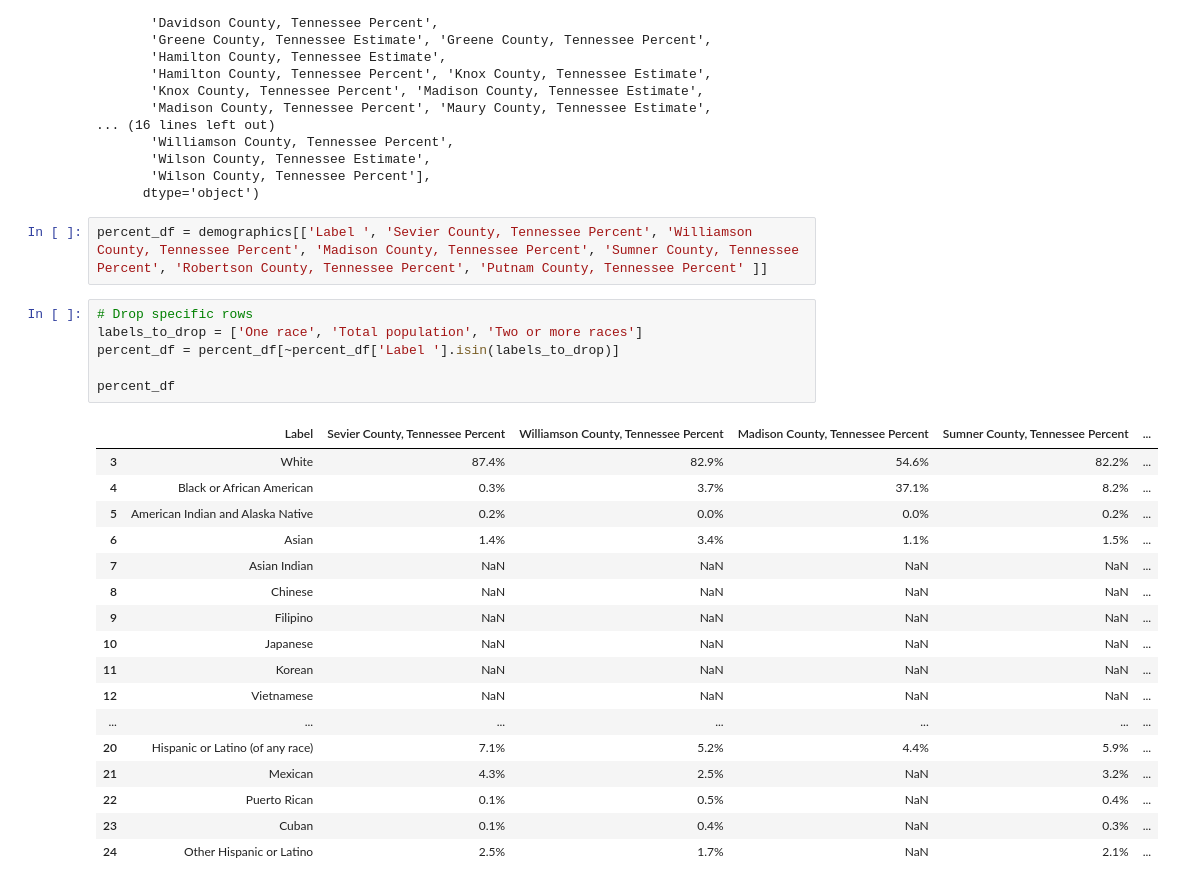
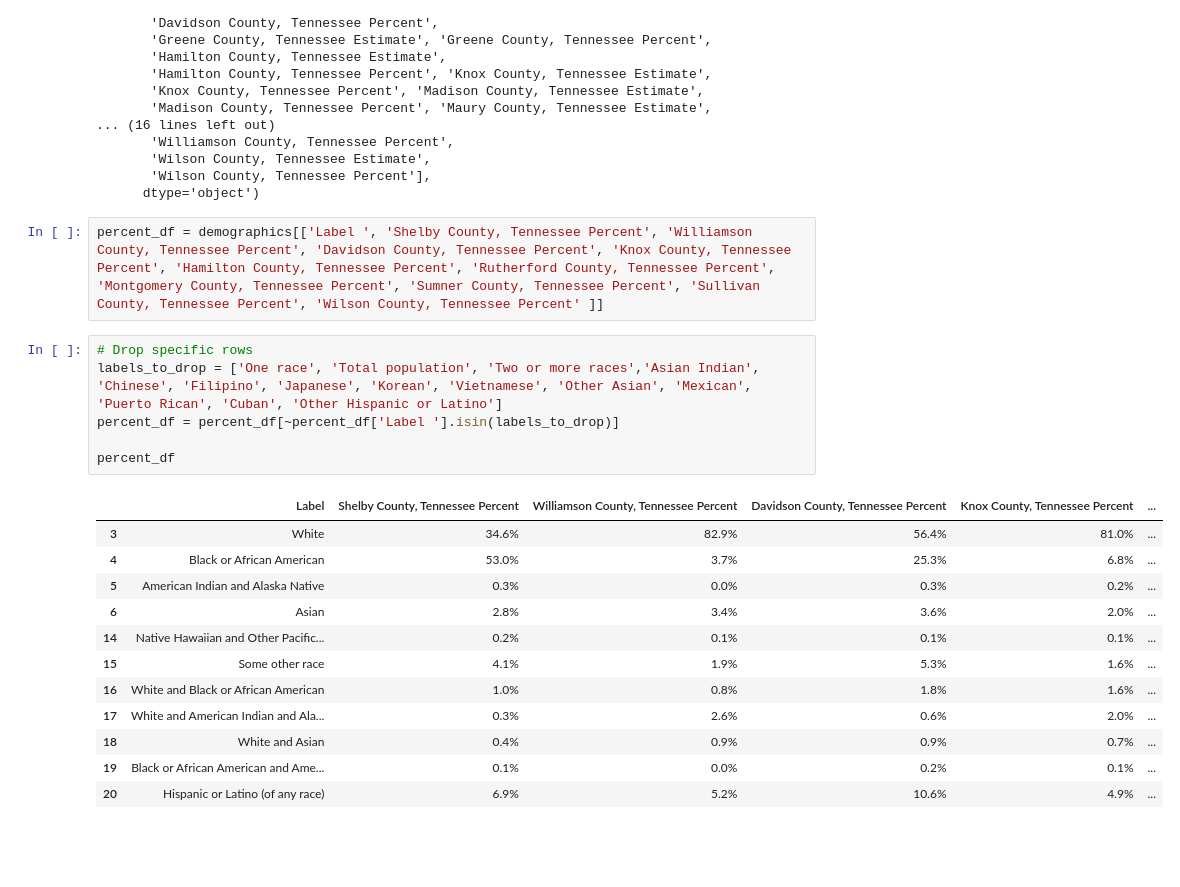
Before and after one commit to scost46/TN_Obesity_Analysis_Capstone, a Jupyter notebook: notebooks/TN_census_notebook.ipynb, the cells around one changed output. Drawn from its saved outputs; the diff is of its cells as text; blank space fills up the shorter version.

```diff
--- a/notebooks/TN_census_notebook.ipynb
+++ b/notebooks/TN_census_notebook.ipynb
@@ -599,28 +599,23 @@ Index(['Label ', 'Anderson County, Tennessee Estimate',
        'Wilson County, Tennessee Percent'],
       dtype='object')
 # %%
-percent_df = demographics[['Label ', 'Sevier County, Tennessee Percent', 'Williamson County, Tennessee Percent', 'Madison County, Tennessee Percent', 'Sumner County, Tennessee Percent', 'Robertson County, Tennessee Percent', 'Putnam County, Tennessee Percent' ]]
+percent_df = demographics[['Label ', 'Shelby County, Tennessee Percent', 'Williamson County, Tennessee Percent', 'Davidson County, Tennessee Percent', 'Knox County, Tennessee Percent', 'Hamilton County, Tennessee Percent', 'Rutherford County, Tennessee Percent', 'Montgomery County, Tennessee Percent', 'Sumner County, Tennessee Percent', 'Sullivan County, Tennessee Percent', 'Wilson County, Tennessee Percent' ]]
 # %%
 # Drop specific rows
-labels_to_drop = ['One race', 'Total population', 'Two or more races']
+labels_to_drop = ['One race', 'Total population', 'Two or more races','Asian Indian', 'Chinese', 'Filipino', 'Japanese', 'Korean', 'Vietnamese', 'Other Asian', 'Mexican', 'Puerto Rican', 'Cuban', 'Other Hispanic or Latino']
 percent_df = percent_df[~percent_df['Label '].isin(labels_to_drop)]
 
 percent_df
 # %% [output]
-|  | Label | Sevier County, Tennessee Percent | Williamson County, Tennessee Percent | Madison County, Tennessee Percent | Sumner County, Tennessee Percent | ... |
-| 3 | White | 87.4% | 82.9% | 54.6% | 82.2% | ... |
-| 4 | Black or African American | 0.3% | 3.7% | 37.1% | 8.2% | ... |
-| 5 | American Indian and Alaska Native | 0.2% | 0.0% | 0.0% | 0.2% | ... |
-| 6 | Asian | 1.4% | 3.4% | 1.1% | 1.5% | ... |
-| 7 | Asian Indian | NaN | NaN | NaN | NaN | ... |
-| 8 | Chinese | NaN | NaN | NaN | NaN | ... |
-| 9 | Filipino | NaN | NaN | NaN | NaN | ... |
-| 10 | Japanese | NaN | NaN | NaN | NaN | ... |
-| 11 | Korean | NaN | NaN | NaN | NaN | ... |
-| 12 | Vietnamese | NaN | NaN | NaN | NaN | ... |
-| ... | ... | ... | ... | ... | ... | ... |
-| 20 | Hispanic or Latino (of any race) | 7.1% | 5.2% | 4.4% | 5.9% | ... |
-| 21 | Mexican | 4.3% | 2.5% | NaN | 3.2% | ... |
-| 22 | Puerto Rican | 0.1% | 0.5% | NaN | 0.4% | ... |
-| 23 | Cuban | 0.1% | 0.4% | NaN | 0.3% | ... |
-| 24 | Other Hispanic or Latino | 2.5% | 1.7% | NaN | 2.1% | ... |
+|  | Label | Shelby County, Tennessee Percent | Williamson County, Tennessee Percent | Davidson County, Tennessee Percent | Knox County, Tennessee Percent | ... |
+| 3 | White | 34.6% | 82.9% | 56.4% | 81.0% | ... |
+| 4 | Black or African American | 53.0% | 3.7% | 25.3% | 6.8% | ... |
+| 5 | American Indian and Alaska Native | 0.3% | 0.0% | 0.3% | 0.2% | ... |
+| 6 | Asian | 2.8% | 3.4% | 3.6% | 2.0% | ... |
+| 14 | Native Hawaiian and Other Pacific... | 0.2% | 0.1% | 0.1% | 0.1% | ... |
+| 15 | Some other race | 4.1% | 1.9% | 5.3% | 1.6% | ... |
+| 16 | White and Black or African American | 1.0% | 0.8% | 1.8% | 1.6% | ... |
+| 17 | White and American Indian and Ala... | 0.3% | 2.6% | 0.6% | 2.0% | ... |
+| 18 | White and Asian | 0.4% | 0.9% | 0.9% | 0.7% | ... |
+| 19 | Black or African American and Ame... | 0.1% | 0.0% | 0.2% | 0.1% | ... |
+| 20 | Hispanic or Latino (of any race) | 6.9% | 5.2% | 10.6% | 4.9% | ... |
```
Also changed, not shown: parts of 6 cells of this notebook.
